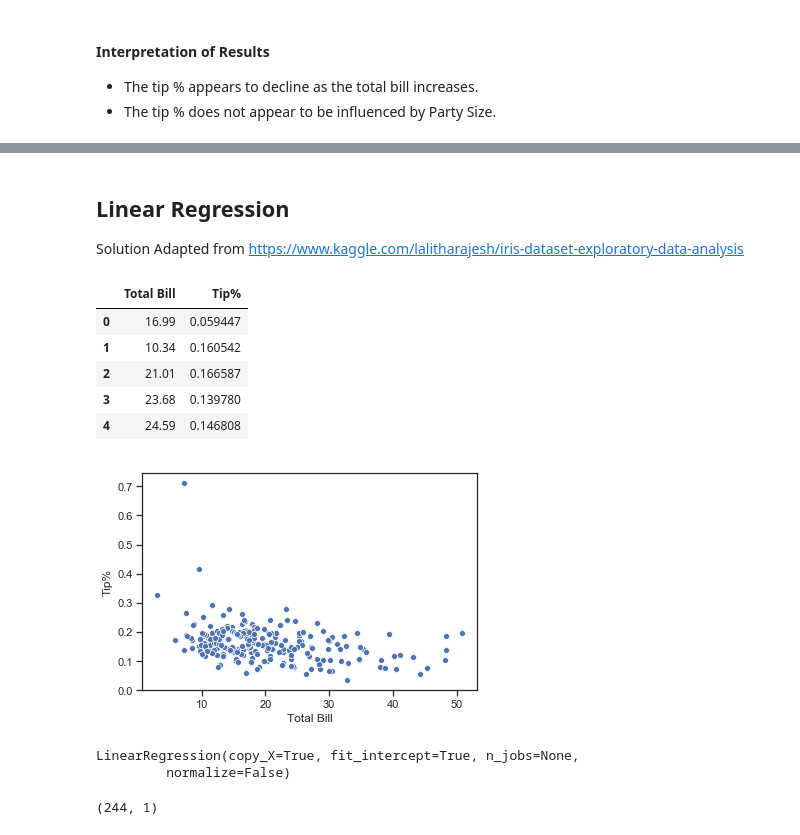
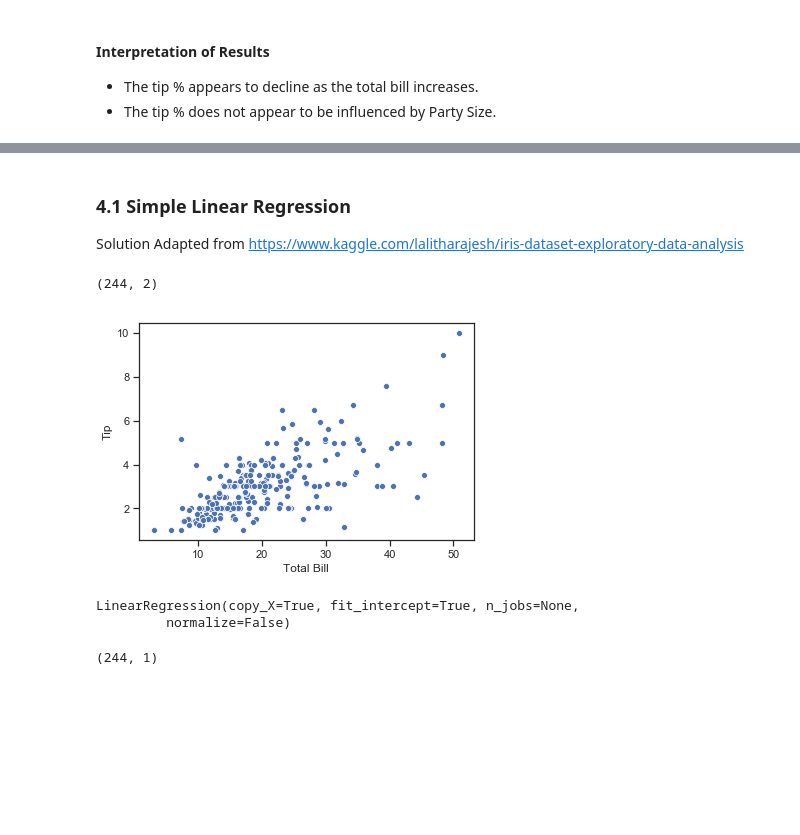
Before and after one commit to pcaulfie/fundamentals-project, a Jupyter notebook: Fundamentals of Data Analysis.ipynb, the cells around one changed output, grey strips where cells are left out. Saved outputs shown, nothing was run; the diff lists cells and outputs as text; code cells hidden in the pictures; blank space fills up the shorter version.

```diff
--- a/Fundamentals of Data Analysis.ipynb
+++ b/Fundamentals of Data Analysis.ipynb
@@ -507,28 +546,29 @@ sns.scatterplot(x='Total Bill', y='Tip%', hue='Party Size', size='Party Size', s
 # %% [markdown]
-## Linear Regression
+### 4.1 Simple Linear Regression <a id='simple'></a>
 Solution Adapted from https://www.kaggle.com/lalitharajesh/iris-dataset-exploratory-data-analysis
-# %%
-# I created a new dataframe
-features = df[['Total Bill', 'Tip%']]
-#features.shape
-features.head()
-# %% [output]
-|  | Total Bill | Tip% |
-| 0 | 16.99 | 0.059447 |
-| 1 | 10.34 | 0.160542 |
-| 2 | 21.01 | 0.166587 |
-| 3 | 23.68 | 0.139780 |
-| 4 | 24.59 | 0.146808 |
+# %%
+# The first step is to divide the data into “attributes” and “labels” - adapted from https://towardsdatascience.com/a-beginners-guide-to-linear-regression-in-python-with-scikit-learn-83a8f7ae2b4f
+# Attributes are the independent variables while labels are dependent variables whose values are to be predicted.
+# As I want to predict the Tip value depending upon the Total Bill value recorded.
+# Therefore my attribute set will consist of the “Total Bill” column which is stored in the X variable, and the label will be the “Tip” column which is stored in y variable.
+# In our dataset, we only have two columns.
+attrib_set = df[['Total Bill', 'Tip']]
+# display shape
+attrib_set.shape
+# In this dataset, we only have two columns and 244 rows.
+# %% [output]
+(244, 2)
 # %%
-sns.scatterplot(x='Total Bill', y='Tip%', sizes=(40, 400), palette=cmap,legend="full", data=features);
+sns.scatterplot(x='Total Bill', y='Tip', sizes=(40, 400), palette=cmap,legend="full", data=attrib_set);
 # %% [output]
-[figure, old version]
+[figure, new version]
 # %%
 from sklearn.linear_model import LinearRegression
-# %%
-model = LinearRegression(fit_intercept=True)
-model
-# %% [output]
-LinearRegression(copy_X=True, fit_intercept=True, n_jobs=None,
-         normalize=False)
+# %%
+# fit_intercept=True , the y-intercept will be determined by the line of best fit.
+model = LinearRegression(fit_intercept=True)
+model
+# %% [output]
+LinearRegression(copy_X=True, fit_intercept=True, n_jobs=None,
+         normalize=False)
 # %%
```
Also changed, not shown: parts of 30 cells of this notebook.
